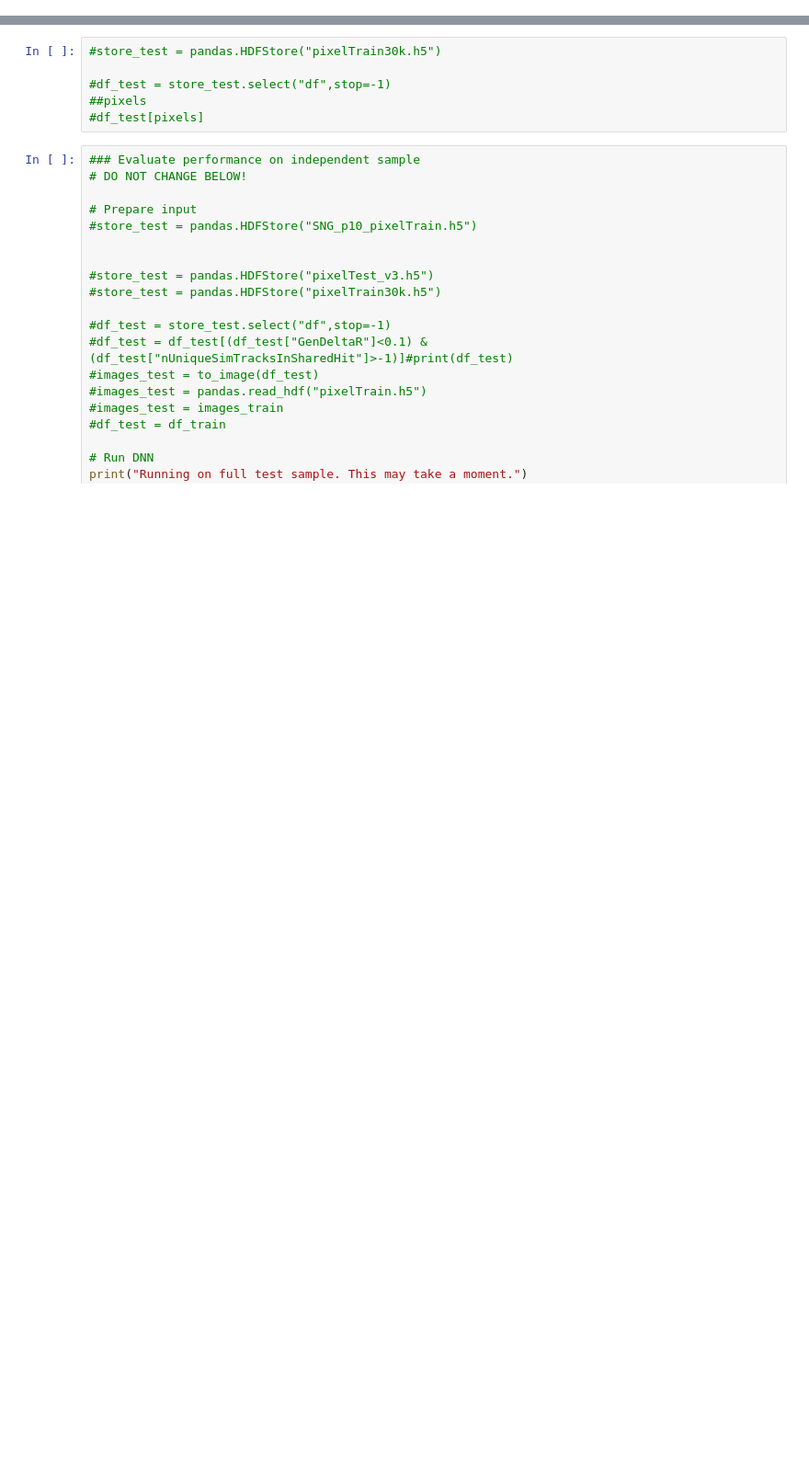
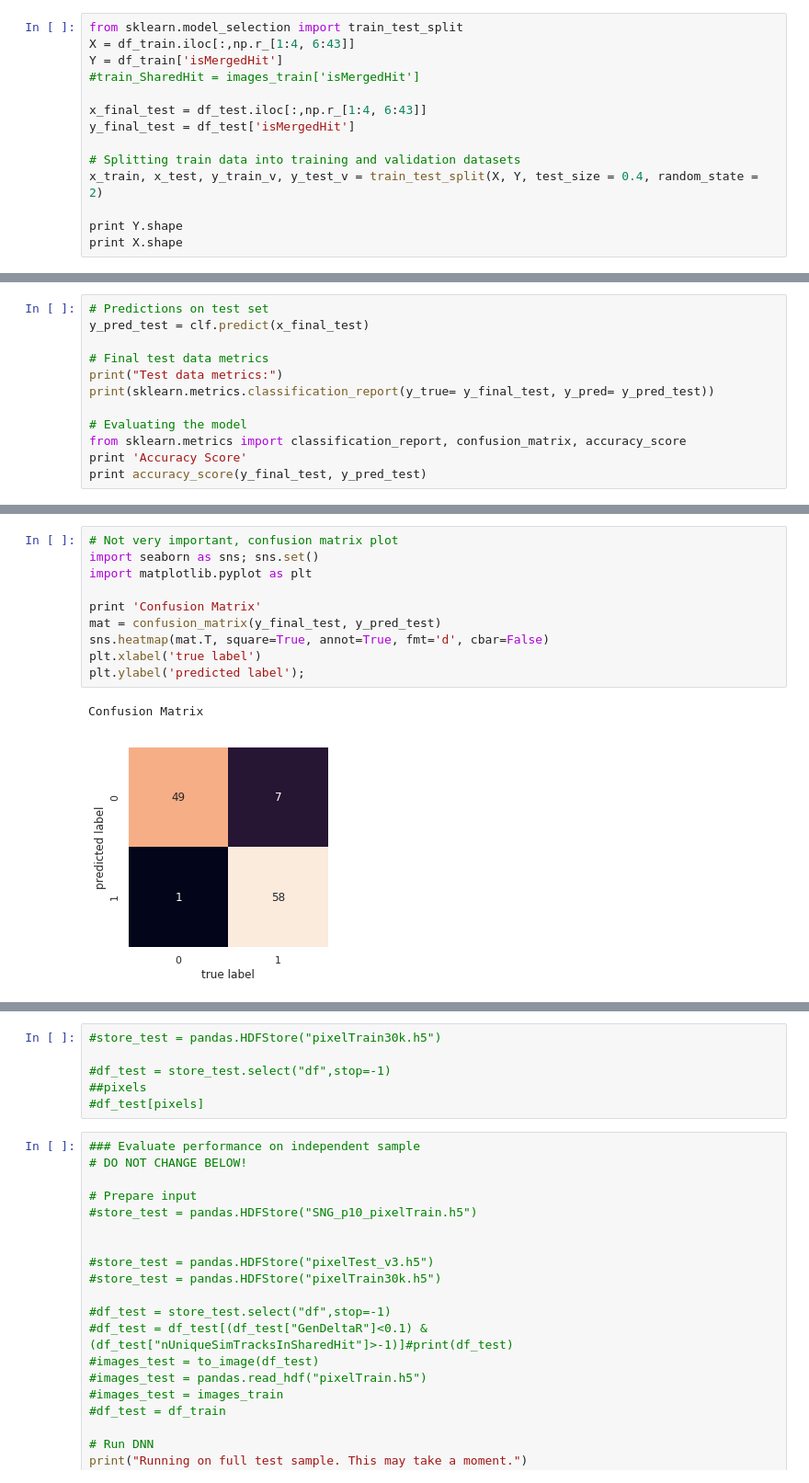
Before and after one commit to nhaubrich/MergedHits, a Jupyter notebook: do_merged.ipynb, the cells around one changed output, grey strips where cells are left out. Shown at 92% size. Drawn from its saved outputs; the diff is of its cells as text; blank space fills up the shorter version.

Commit message:
Removed overlap, added random forest

```diff
--- a/do_merged.ipynb
+++ b/do_merged.ipynb
@@ -42,0 +104,14 @@ images_test = to_image(df_test)
+# %%
+from sklearn.model_selection import train_test_split
+X = df_train.iloc[:,np.r_[1:4, 6:43]]
+Y = df_train['isMergedHit']
+#train_SharedHit = images_train['isMergedHit']
+
+x_final_test = df_test.iloc[:,np.r_[1:4, 6:43]]
+y_final_test = df_test['isMergedHit']
+
+# Splitting train data into training and validation datasets
+x_train, x_test, y_train_v, y_test_v = train_test_split(X, Y, test_size = 0.4, random_state = 2)
+
+print Y.shape
+print X.shape
@@ -42,0 +166,12 @@ images_test = to_image(df_test)
+# %%
+# Predictions on test set
+y_pred_test = clf.predict(x_final_test)
+
+# Final test data metrics
+print("Test data metrics:")
+print(sklearn.metrics.classification_report(y_true= y_final_test, y_pred= y_pred_test))
+
+# Evaluating the model
+from sklearn.metrics import classification_report, confusion_matrix, accuracy_score
+print 'Accuracy Score'
+print accuracy_score(y_final_test, y_pred_test)
@@ -42,0 +189,13 @@ images_test = to_image(df_test)
+# %%
+# Not very important, confusion matrix plot
+import seaborn as sns; sns.set()
+import matplotlib.pyplot as plt
+
+print 'Confusion Matrix'
+mat = confusion_matrix(y_final_test, y_pred_test)
+sns.heatmap(mat.T, square=True, annot=True, fmt='d', cbar=False)
+plt.xlabel('true label')
+plt.ylabel('predicted label');
+# %% [output]
+Confusion Matrix
+[figure, added]
```
Also changed, not shown: parts of 22 cells of this notebook.
